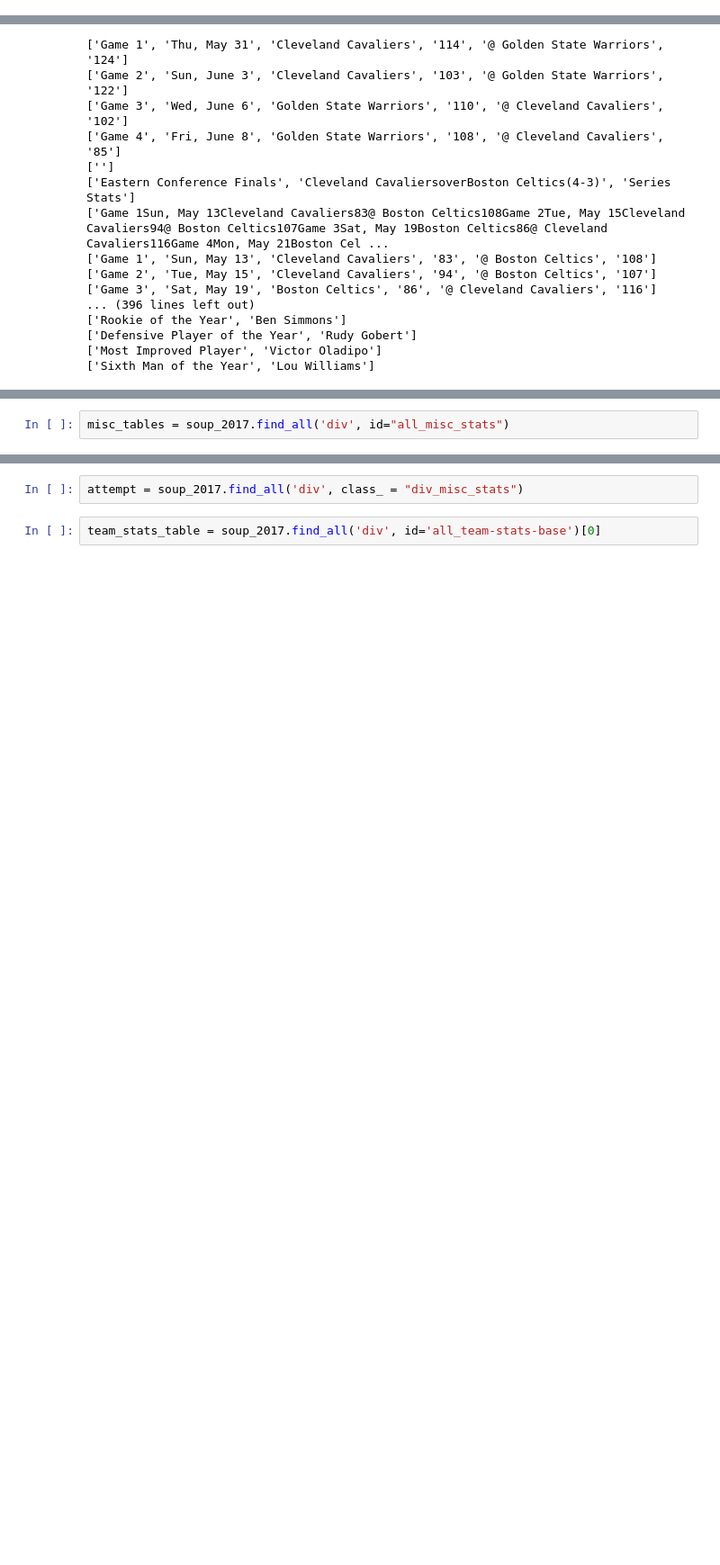
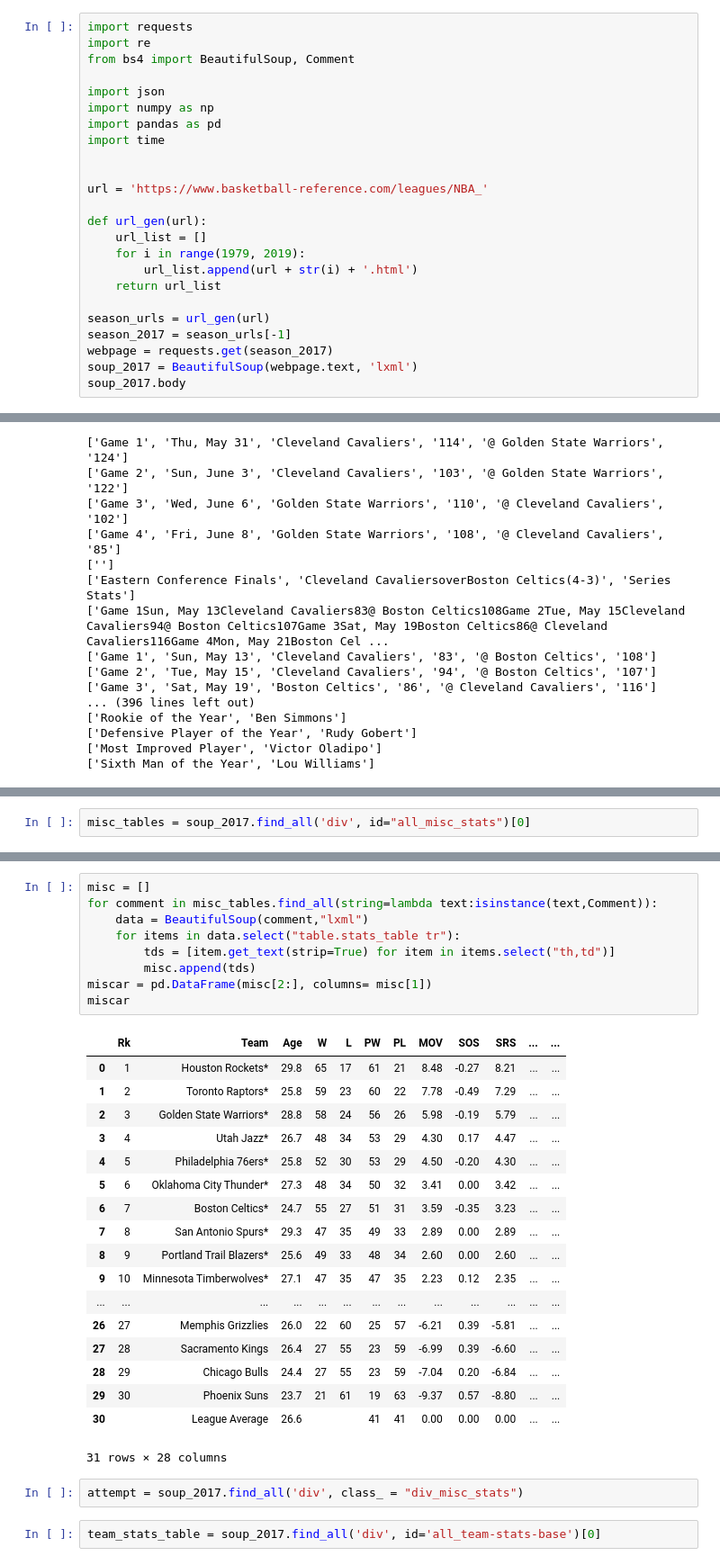
Before and after one commit to johncpolitte/NBA_Data_Analysis, a Jupyter notebook: web_scraper.ipynb, the cells around one changed output, grey strips where cells are left out. Shown at 90% size. Cells and saved outputs as stored; diff of their text form; blank space fills up the shorter version.

```diff
--- a/web_scraper.ipynb
+++ b/web_scraper.ipynb
@@ -11,3 +3,27 @@ import time
+# %%
+import requests
+import re
+from bs4 import BeautifulSoup, Comment
+
+import json
+import numpy as np
+import pandas as pd
+import time
+
+
+url = 'https://www.basketball-reference.com/leagues/NBA_'
+
+def url_gen(url):
+    url_list = []
+    for i in range(1979, 2019):
+        url_list.append(url + str(i) + '.html')
+    return url_list
+
+season_urls = url_gen(url)
+season_2017 = season_urls[-1]
+webpage = requests.get(season_2017)
+soup_2017 = BeautifulSoup(webpage.text, 'lxml')
+soup_2017.body
 # %% [markdown]
 1978-1979 season to the 2017-2018 season
 # %% [markdown]
@@ -90,2 +156,2 @@ for comment in soup_2017.find_all(string=lambda text:isinstance(text,Comment)):
 # %%
-misc_tables = soup_2017.find_all('div', id="all_misc_stats")
+misc_tables = soup_2017.find_all('div', id="all_misc_stats")[0]
@@ -92,3 +182,31 @@ misc_tables = soup_2017.find_all('div', id="all_misc_stats")
+# %%
+misc = []
+for comment in misc_tables.find_all(string=lambda text:isinstance(text,Comment)):
+    data = BeautifulSoup(comment,"lxml")
+    for items in data.select("table.stats_table tr"):
+        tds = [item.get_text(strip=True) for item in items.select("th,td")]
+        misc.append(tds)
+miscar = pd.DataFrame(misc[2:], columns= misc[1])
+miscar
+# %% [output]
+|  | Rk | Team | Age | W | L | PW | PL | MOV | SOS | SRS | ... | ... |
+| 0 | 1 | Houston Rockets* | 29.8 | 65 | 17 | 61 | 21 | 8.48 | -0.27 | 8.21 | ... | ... |
+| 1 | 2 | Toronto Raptors* | 25.8 | 59 | 23 | 60 | 22 | 7.78 | -0.49 | 7.29 | ... | ... |
+| 2 | 3 | Golden State Warriors* | 28.8 | 58 | 24 | 56 | 26 | 5.98 | -0.19 | 5.79 | ... | ... |
+| 3 | 4 | Utah Jazz* | 26.7 | 48 | 34 | 53 | 29 | 4.30 | 0.17 | 4.47 | ... | ... |
+| 4 | 5 | Philadelphia 76ers* | 25.8 | 52 | 30 | 53 | 29 | 4.50 | -0.20 | 4.30 | ... | ... |
+| 5 | 6 | Oklahoma City Thunder* | 27.3 | 48 | 34 | 50 | 32 | 3.41 | 0.00 | 3.42 | ... | ... |
+| 6 | 7 | Boston Celtics* | 24.7 | 55 | 27 | 51 | 31 | 3.59 | -0.35 | 3.23 | ... | ... |
+| 7 | 8 | San Antonio Spurs* | 29.3 | 47 | 35 | 49 | 33 | 2.89 | 0.00 | 2.89 | ... | ... |
+| 8 | 9 | Portland Trail Blazers* | 25.6 | 49 | 33 | 48 | 34 | 2.60 | 0.00 | 2.60 | ... | ... |
+| 9 | 10 | Minnesota Timberwolves* | 27.1 | 47 | 35 | 47 | 35 | 2.23 | 0.12 | 2.35 | ... | ... |
+| ... | ... | ... | ... | ... | ... | ... | ... | ... | ... | ... | ... | ... |
+| 26 | 27 | Memphis Grizzlies | 26.0 | 22 | 60 | 25 | 57 | -6.21 | 0.39 | -5.81 | ... | ... |
+| 27 | 28 | Sacramento Kings | 26.4 | 27 | 55 | 23 | 59 | -6.99 | 0.39 | -6.60 | ... | ... |
+| 28 | 29 | Chicago Bulls | 24.4 | 27 | 55 | 23 | 59 | -7.04 | 0.20 | -6.84 | ... | ... |
+| 29 | 30 | Phoenix Suns | 23.7 | 21 | 61 | 19 | 63 | -9.37 | 0.57 | -8.80 | ... | ... |
+| 30 |  | League Average | 26.6 |  |  | 41 | 41 | 0.00 | 0.00 | 0.00 | ... | ... |
+31 rows × 28 columns
 # %%
 attempt = soup_2017.find_all('div', class_ = "div_misc_stats")
 # %%
```
Also changed, not shown: parts of 15 cells of this notebook, 1 other file.
